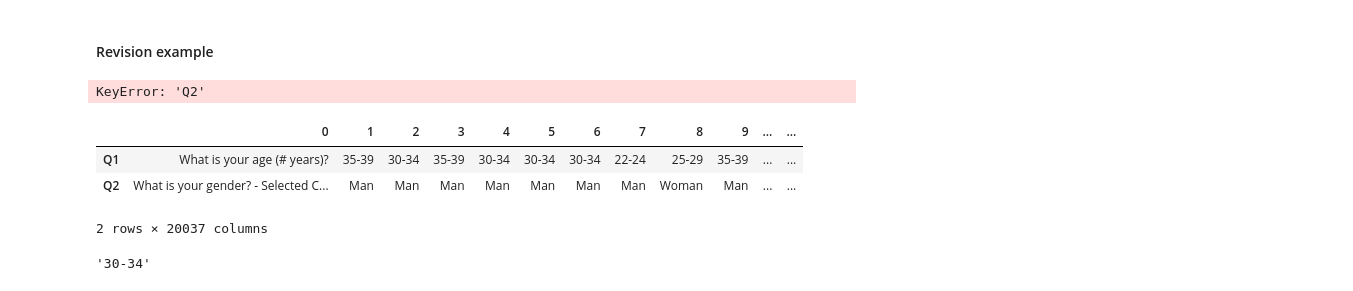
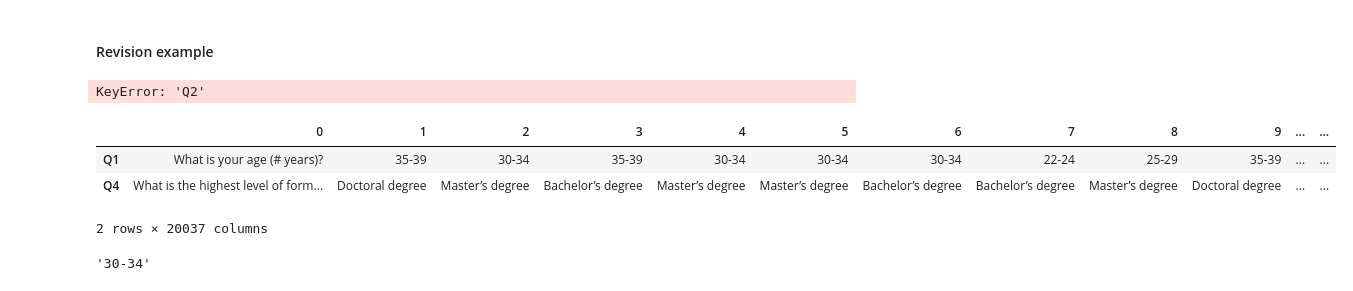
Before and after one commit to argythana/uoa_py_course, a Jupyter notebook: lectures_07_12_pandas_plots_scikit/lecture_07_pandas/lecture_07a_pandas_dafaframe_index.ipynb, the cells around one changed output. Cells and saved outputs as stored; diff of their text form; code cells hidden in the pictures.

```diff
--- a/lectures_07_12_pandas_plots_scikit/lecture_07_pandas/lecture_07a_pandas_dafaframe_index.ipynb
+++ b/lectures_07_12_pandas_plots_scikit/lecture_07_pandas/lecture_07a_pandas_dafaframe_index.ipynb
@@ -763,12 +811,12 @@ KeyError: 'Q2'
 # With a single bracket it is read as a single row name "Q1", not as list of row names.
 # Then, after the comma, pandas looks for a column with name "Q2" but there is no such column in the transposed df.
 # %%
-# Λocates a [list of names] of rows.
-transposed_df.loc[["Q1", "Q2"]]
+# Locates a [list of names] of rows.
+transposed_df.loc[["Q1", "Q4"]]
 # %% [output]
 |  | 0 | 1 | 2 | 3 | 4 | 5 | 6 | 7 | 8 | 9 | ... | ... |
 | Q1 | What is your age (# years)? | 35-39 | 30-34 | 35-39 | 30-34 | 30-34 | 30-34 | 22-24 | 25-29 | 35-39 | ... | ... |
-| Q2 | What is your gender? - Selected C... | Man | Man | Man | Man | Man | Man | Man | Woman | Man | ... | ... |
+| Q4 | What is the highest level of form... | Doctoral degree | Master’s degree | Bachelor’s degree | Master’s degree | Master’s degree | Bachelor’s degree | Bachelor’s degree | Master’s degree | Doctoral degree | ... | ... |
 2 rows × 20037 columns
 # %%
 # locate the name for row "Q1" and then, after the comma, locate the name of the column 2.
```
Also changed, not shown: parts of 45 cells of this notebook.
